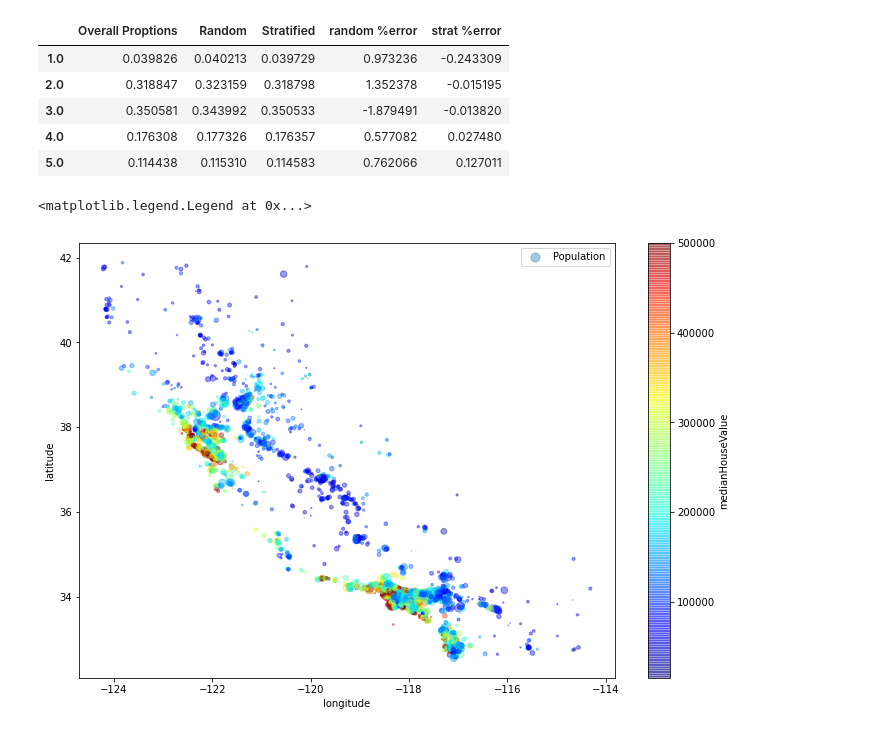
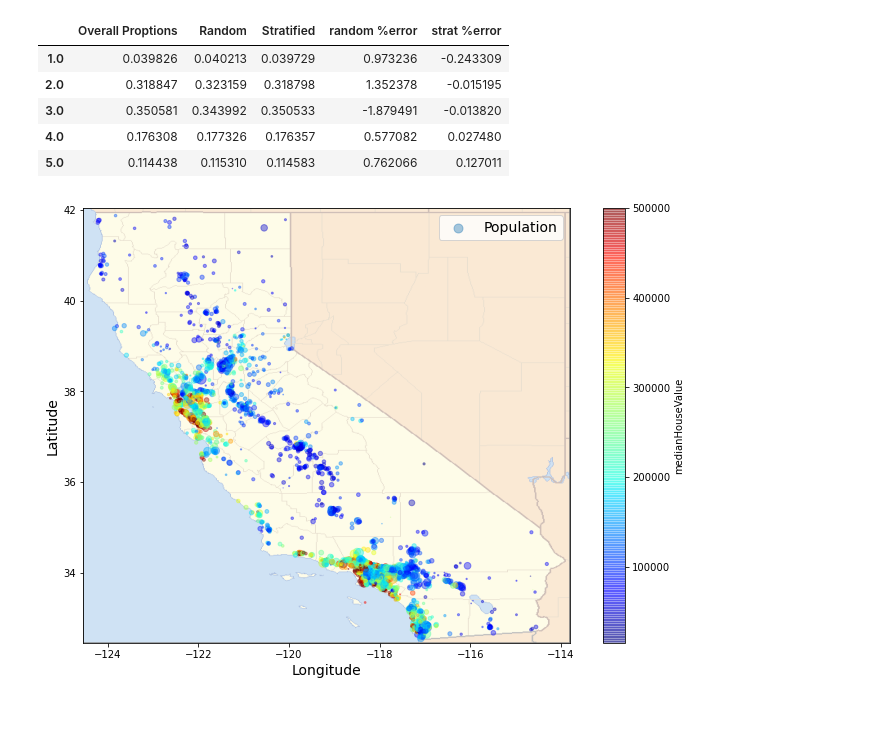
Before and after one commit to rcortezk9/Cal_Housing_Price_Prediction, a Jupyter notebook: Housing_Price_Prediction.ipynb, the cells around one changed output. Saved outputs shown, nothing was run; the diff lists cells and outputs as text; code cells hidden in the pictures.

Commit message:
Add maplotlib.image to add image with in the scatter plot.

```diff
--- a/Housing_Price_Prediction.ipynb
+++ b/Housing_Price_Prediction.ipynb
@@ -151,13 +151,22 @@ comparing_props
 for items in (strat_train_set, strat_test_set):
     items.drop('incomeCat', axis=1, inplace=True)
 # %%
-housing = strat_test_set.copy()
+import matplotlib.image as mping
 
-housing.plot(kind='scatter', x='longitude', y='latitude', alpha=0.4,
+housing = strat_test_set.copy() #Make a copy of the dataframe so not replace the original dataframe
+
+ax = housing.plot(kind='scatter', x='longitude', y='latitude', alpha=0.4,
              s=housing['population']/100, label="Population", figsize=(12,8),
              c="medianHouseValue", cmap=plt.get_cmap('jet'), sharex=False)
 
-plt.legend()
+#Assign the png file to variable so imshow can take it as a parameter
+cali_img = mping.imread('Map_of_Cali.png')
+plt.imshow(cali_img, extent=[-124.55, -113.8, 32.45, 42.05], alpha=0.5, cmap=plt.get_cmap('jet'))
+
+plt.xlabel('Longitude', fontsize=14)
+plt.ylabel('Latitude', fontsize=14)
+
+plt.legend(fontsize=14)
+plt.show()
 # %% [output]
-<matplotlib.legend.Legend at 0x...>
-[figure, old version]
+[figure, new version]
```
Also changed, not shown: 1 other file.
